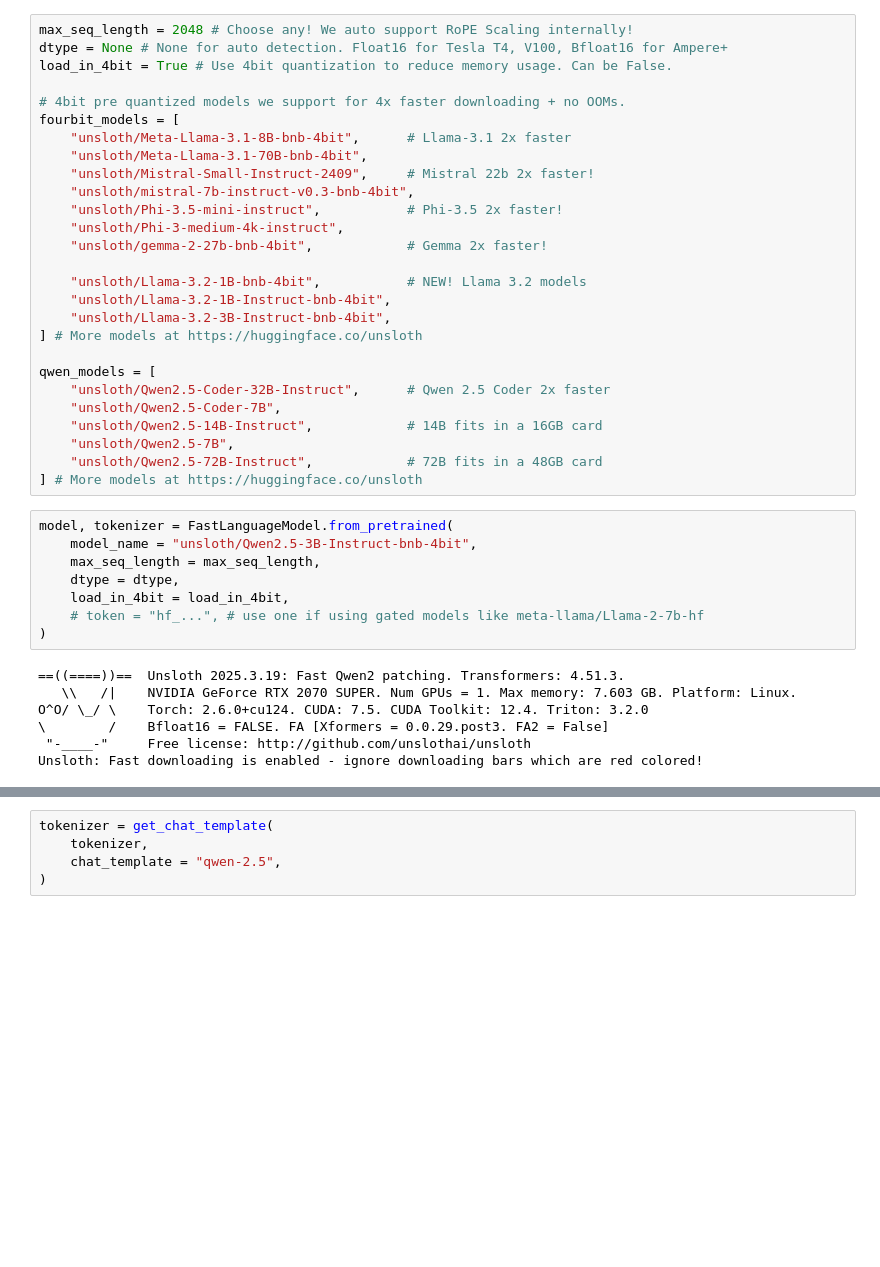
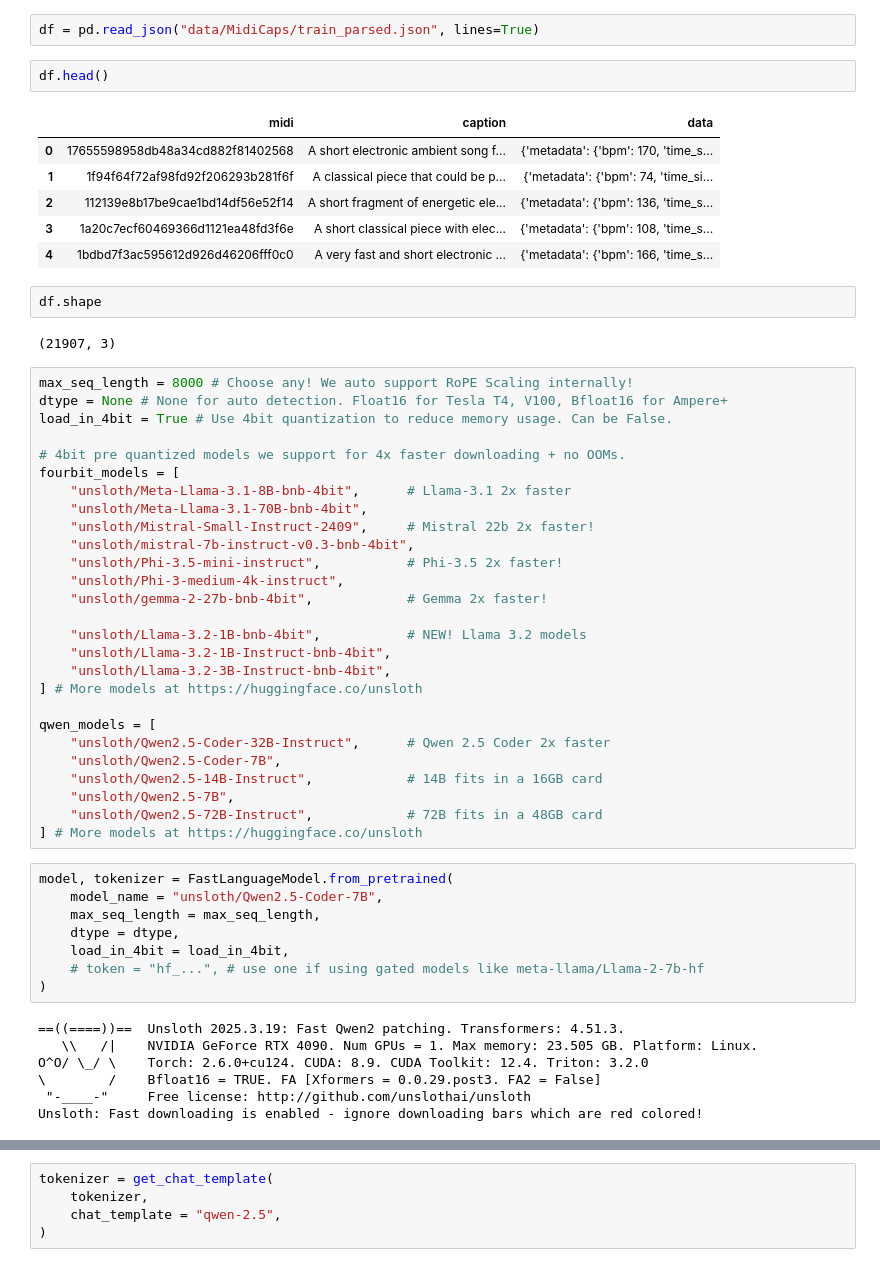
Before and after one commit to ruathudo/musiclm, a Jupyter notebook: notebooks/finetune.ipynb, the cells around one changed output, grey strips where cells are left out. Cells and saved outputs as stored; diff of their text form; blank space fills up the shorter version.

```diff
--- a/notebooks/finetune.ipynb
+++ b/notebooks/finetune.ipynb
@@ -14,5 +13,20 @@ Unsloth: Failed to patch Gemma3ForConditionalGeneration.
+# %%
+df = pd.read_json("data/MidiCaps/train_parsed.json", lines=True)
+# %%
+df.head()
+# %% [output]
+|  | midi | caption | data |
+| 0 | 17655598958db48a34cd882f81402568 | A short electronic ambient song f... | {'metadata': {'bpm': 170, 'time_s... |
+| 1 | 1f94f64f72af98fd92f206293b281f6f | A classical piece that could be p... | {'metadata': {'bpm': 74, 'time_si... |
+| 2 | 112139e8b17be9cae1bd14df56e52f14 | A short fragment of energetic ele... | {'metadata': {'bpm': 136, 'time_s... |
+| 3 | 1a20c7ecf60469366d1121ea48fd3f6e | A short classical piece with elec... | {'metadata': {'bpm': 108, 'time_s... |
+| 4 | 1bdbd7f3ac595612d926d46206fff0c0 | A very fast and short electronic ... | {'metadata': {'bpm': 166, 'time_s... |
+# %%
+df.shape
+# %% [output]
+(21907, 3)
 # %%
-max_seq_length = 2048 # Choose any! We auto support RoPE Scaling internally!
+max_seq_length = 8000 # Choose any! We auto support RoPE Scaling internally!
 dtype = None # None for auto detection. Float16 for Tesla T4, V100, Bfloat16 for Ampere+
 load_in_4bit = True # Use 4bit quantization to reduce memory usage. Can be False.
 
@@ -40,7 +54,7 @@ qwen_models = [
 ] # More models at https://huggingface.co/unsloth
 # %%
 model, tokenizer = FastLanguageModel.from_pretrained(
-    model_name = "unsloth/Qwen2.5-3B-Instruct-bnb-4bit",
+    model_name = "unsloth/Qwen2.5-Coder-7B",
     max_seq_length = max_seq_length,
     dtype = dtype,
     load_in_4bit = load_in_4bit,
@@ -48,9 +62,9 @@ model, tokenizer = FastLanguageModel.from_pretrained(
 )
 # %% [output]
 ==((====))==  Unsloth 2025.3.19: Fast Qwen2 patching. Transformers: 4.51.3.
-   \\   /|    NVIDIA GeForce RTX 2070 SUPER. Num GPUs = 1. Max memory: 7.603 GB. Platform: Linux.
-O^O/ \_/ \    Torch: 2.6.0+cu124. CUDA: 7.5. CUDA Toolkit: 12.4. Triton: 3.2.0
-\        /    Bfloat16 = FALSE. FA [Xformers = 0.0.29.post3. FA2 = False]
+   \\   /|    NVIDIA GeForce RTX 4090. Num GPUs = 1. Max memory: 23.505 GB. Platform: Linux.
+O^O/ \_/ \    Torch: 2.6.0+cu124. CUDA: 8.9. CUDA Toolkit: 12.4. Triton: 3.2.0
+\        /    Bfloat16 = TRUE. FA [Xformers = 0.0.29.post3. FA2 = False]
  "-____-"     Free license: http://github.com/unslothai/unsloth
 Unsloth: Fast downloading is enabled - ignore downloading bars which are red colored!
 # %%
```
Also changed, not shown: parts of 18 cells of this notebook, 5 other files.
